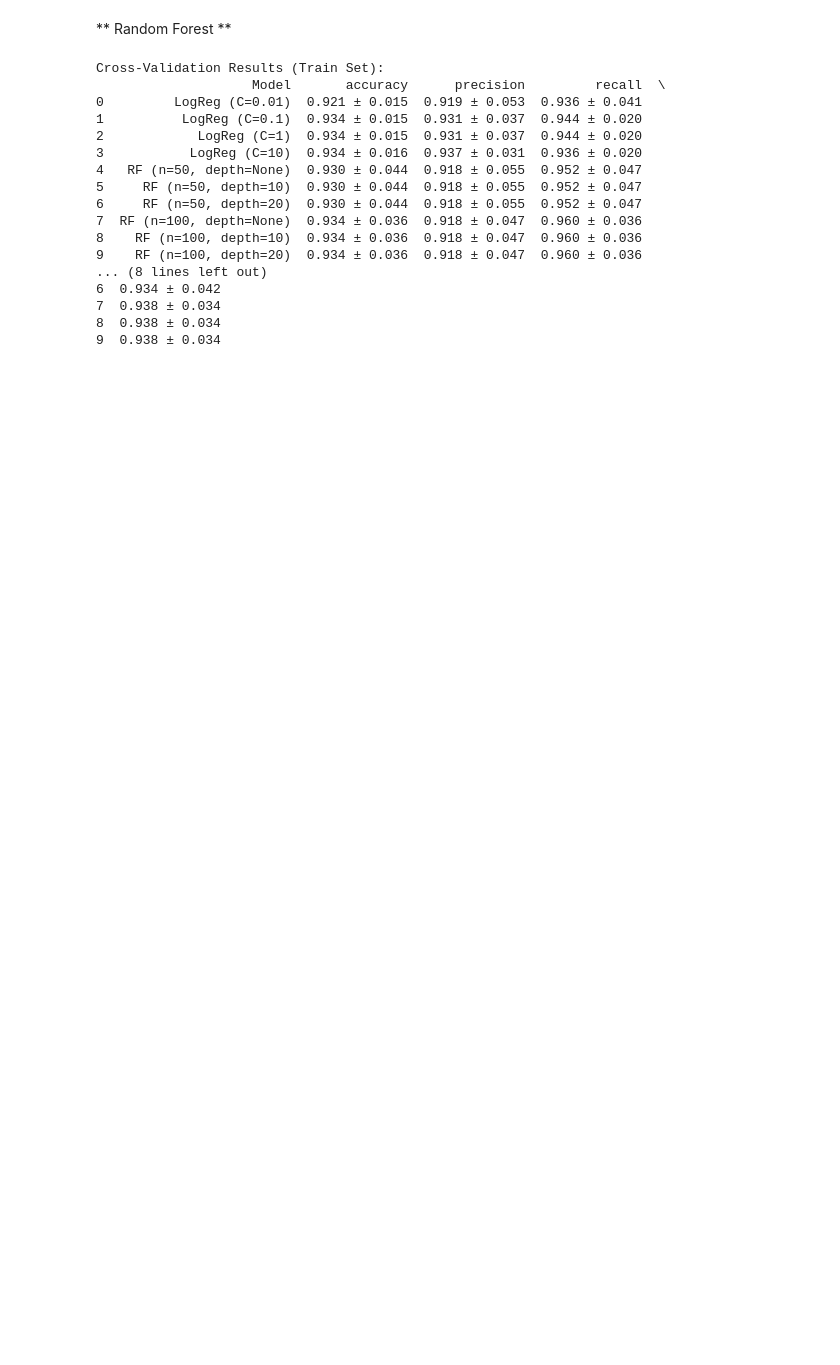
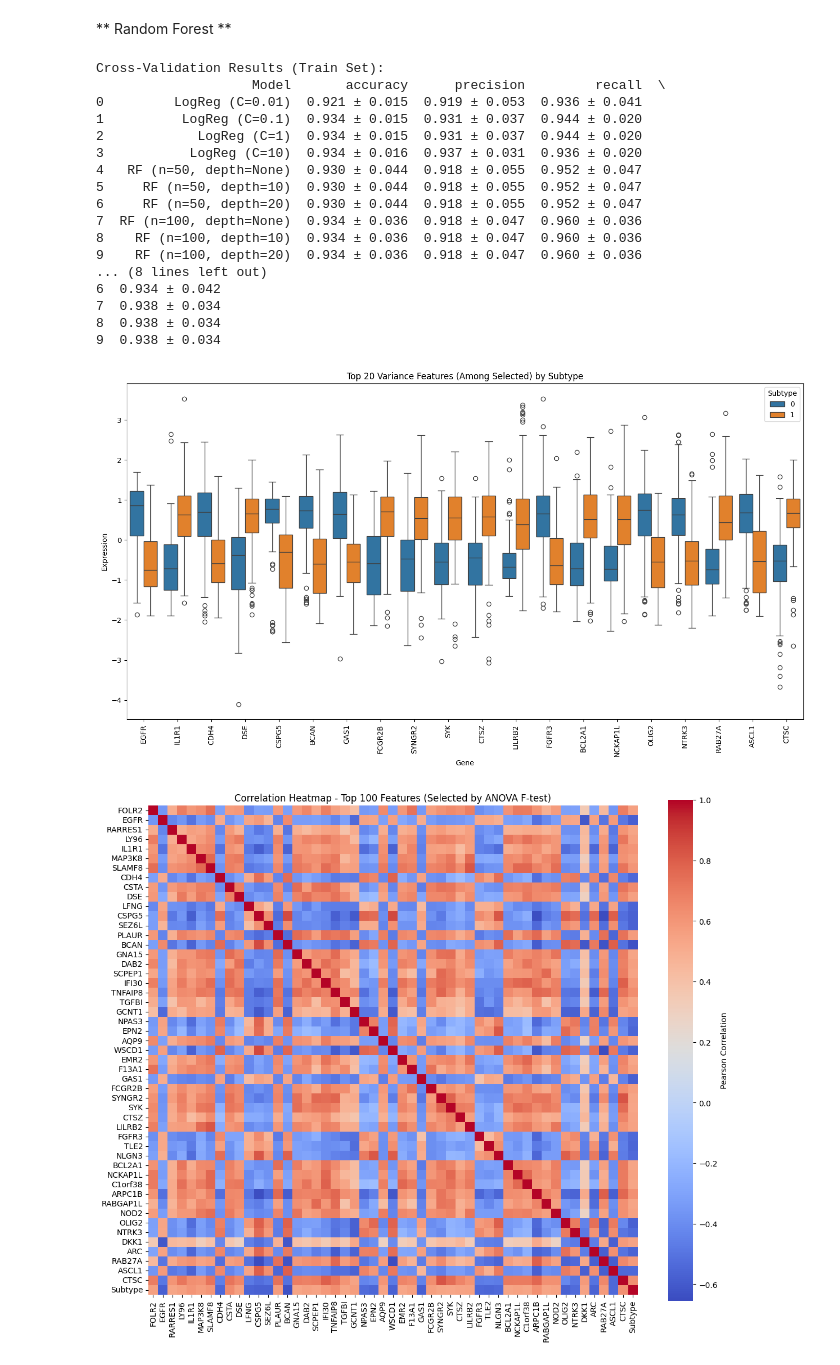
Before and after one commit to abrunhosa16/bioinformatics_ml, a Jupyter notebook: main.ipynb, the cells around one changed output. Cells and saved outputs as stored; diff of their text form; code cells hidden in the pictures; blank space fills up the shorter version.

```diff
--- a/main.ipynb
+++ b/main.ipynb
@@ -348,3 +371,61 @@ Cross-Validation Results (Train Set):
 7  0.938 ± 0.034
 8  0.938 ± 0.034
 9  0.938 ± 0.034
+# %%
+# --------------------
+# Load and Standardize Full Data
+# --------------------
+X = pd.read_csv("datasets/X_gexp.csv", index_col=0)
+y = pd.read_csv("datasets/y_gexp.csv", index_col=0).values.ravel()
+
+X_scaled = (X - X.mean()) / X.std()
+
+# --------------------
+# Feature Selection on Full Data
+# --------------------
+# 1. Variance Threshold
+vt = VarianceThreshold(threshold=0.01)
+X_vt = vt.fit_transform(X_scaled)
+
+# Obter os nomes das features após o VarianceThreshold
+vt_feature_names = X.columns[vt.get_support()]
+X_vt_df = pd.DataFrame(X_vt, columns=vt_feature_names, index=X.index)
+
+# 2. SelectKBest (ANOVA F-test)
+select_k = 50
+fs = SelectKBest(score_func=f_classif, k=select_k)
+X_selected = fs.fit_transform(X_vt_df, y)
+
+# Obter os nomes das 100 features selecionadas
+selected_feature_names = vt_feature_names[fs.get_support()]
+X_selected_df = pd.DataFrame(X_selected, columns=selected_feature_names, index=X.index)
+
+# --------------------
+# Visualização: Boxplot das features selecionadas
+# --------------------
+selected_df = X_selected_df.copy()
+selected_df["Subtype"] = y  # adicionar labels
+
+long_df = pd.melt(selected_df, id_vars="Subtype", var_name="Gene", value_name="Expression")
+top20_genes = selected_df.drop(columns="Subtype").var().sort_values(ascending=False).head(20).index
+top20_df = long_df[long_df["Gene"].isin(top20_genes)]
+
+plt.figure(figsize=(14, 8))
+sns.boxplot(data=top20_df, x="Gene", y="Expression", hue="Subtype")
+plt.xticks(rotation=90)
+plt.title("Top 20 Variance Features (Among Selected) by Subtype")
+plt.tight_layout()
+plt.show()
+
+# --------------------
+# Visualization: Correlation Heatmap
+# --------------------
+plt.figure(figsize=(12, 10))
+sns.heatmap(selected_df.corr(), annot=False, fmt=".2f", cmap="coolwarm", square=True,
+            cbar_kws={'label': 'Pearson Correlation'})
+plt.title("Correlation Heatmap - Top 100 Features (Selected by ANOVA F-test)")
+plt.tight_layout()
+plt.show()
+# %% [output]
+[figure, added]
+[figure, added]
```
Also changed, not shown: parts of 12 cells of this notebook.
